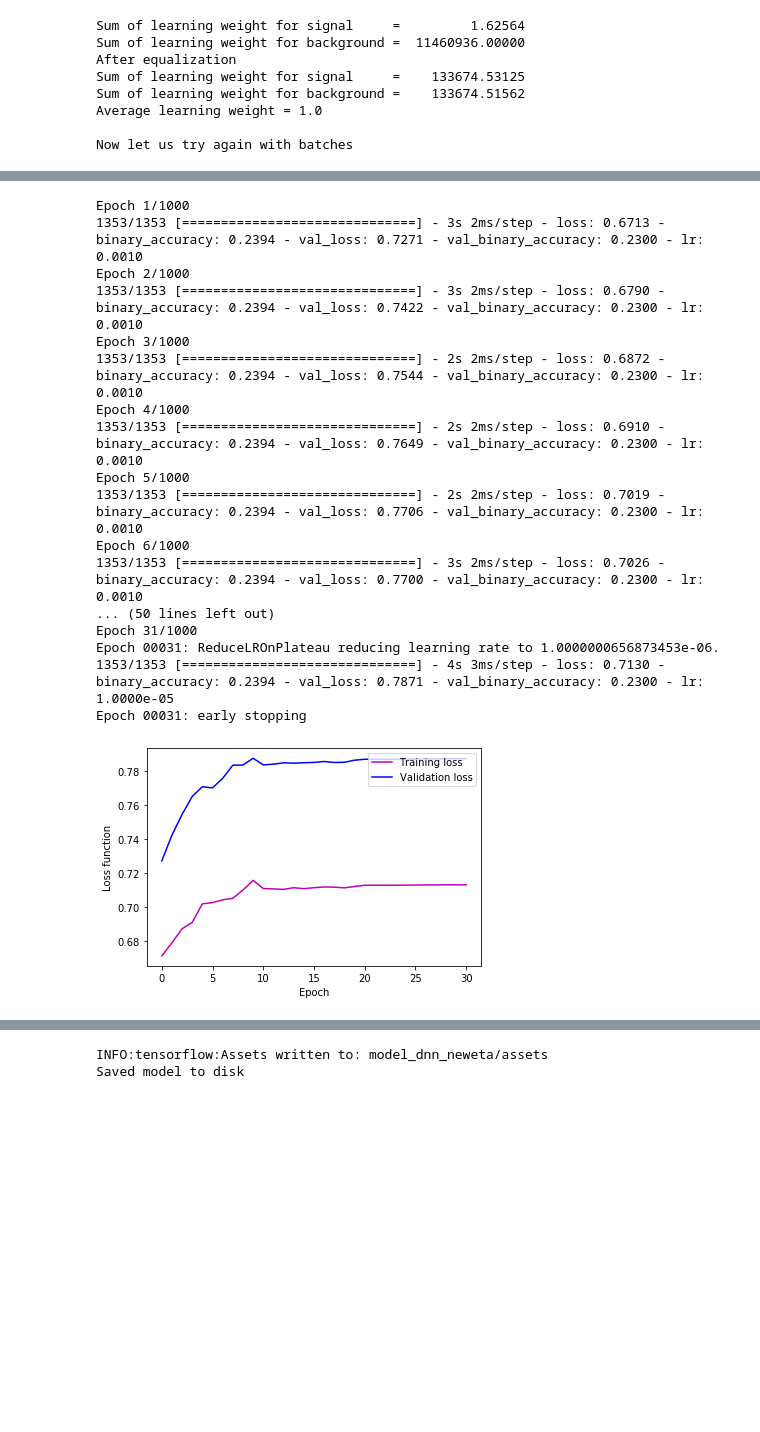
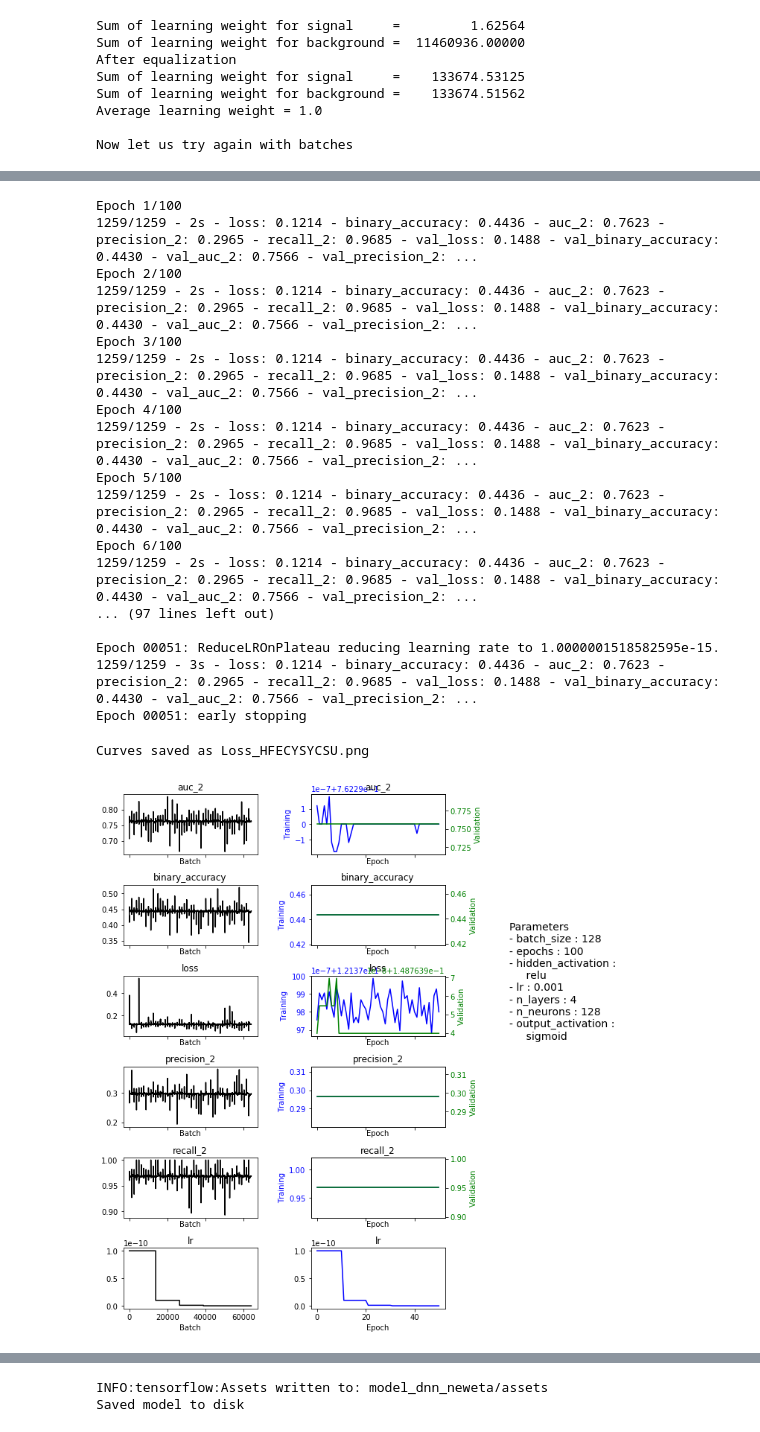
Before and after one commit to suatdonertas/DNN_HHWWGG, a Jupyter notebook: DNN.ipynb, the cells around one changed output, grey strips where cells are left out. Drawn from its saved outputs; the diff is of its cells as text; code cells hidden in the pictures; blank space fills up the shorter version.

```diff
--- a/DNN.ipynb
+++ b/DNN.ipynb
@@ -203,5 +186,15 @@ print(X_test)
 139654   66.976601    0.000000   89.243523
 
 [88226 rows x 28 columns]
+# %%
+parameters = {
+    'epochs'                : 100,
+    'lr'                    : 0.001,
+    'batch_size'            : 128,
+    'n_layers'              : 4,
+    'n_neurons'             : 128,
+    'hidden_activation'     : 'relu',
+    'output_activation'     : 'sigmoid',
+}
 # %%
 inputs = keras.Input(shape=(len(input_vars),), name="particles")
@@ -234,6 +271,10 @@ w_val = w_train[-3000:]
 X_train = X_train[:-3000]
 y_train = y_train[:-3000]
 w_train = w_train[:-3000]
+
+from history import LossHistory, PlotHistory
+loss_history = LossHistory()
+# Custom record of the history to add debug plots
 # %%
 print(X_train)
 # %% [output]
@@ -258,44 +299,49 @@ print(X_train)
 history = model.fit(
     X_train,
     y_train,
-    batch_size=128,
-    epochs=1000,
+    verbose=2,
+    batch_size=parameters['batch_size'],
+    epochs=parameters['epochs'],
     sample_weight=w_train,
     # We pass some validation for
     # monitoring validation loss and metrics
     # at the end of each epoch
     validation_data=(X_val, y_val,w_val),
-    callbacks = [early_stopping,reduce_plateau],
+    callbacks = [early_stopping,reduce_plateau,loss_history],
 )
 # %% [output]
-Epoch 1/1000
-1353/1353 [==============================] - 3s 2ms/step - loss: 0.6713 - binary_accuracy: 0.2394 - val_loss: 0.7271 - val_binary_accuracy: 0.2300 - lr: 0.0010
-Epoch 2/1000
-1353/1353 [==============================] - 3s 2ms/step - loss: 0.6790 - binary_accuracy: 0.2394 - val_loss: 0.7422 - val_binary_accuracy: 0.2300 - lr: 0.0010
-Epoch 3/1000
-1353/1353 [==============================] - 2s 2ms/step - loss: 0.6872 - binary_accuracy: 0.2394 - val_loss: 0.7544 - val_binary_accuracy: 0.2300 - lr: 0.0010
-Epoch 4/1000
-1353/1353 [==============================] - 2s 2ms/step - loss: 0.6910 - binary_accuracy: 0.2394 - val_loss: 0.7649 - val_binary_accuracy: 0.2300 - lr: 0.0010
-Epoch 5/1000
-1353/1353 [==============================] - 2s 2ms/step - loss: 0.7019 - binary_accuracy: 0.2394 - val_loss: 0.7706 - val_binary_accuracy: 0.2300 - lr: 0.0010
-Epoch 6/1000
-1353/1353 [==============================] - 3s 2ms/step - loss: 0.7026 - binary_accuracy: 0.2394 - val_loss: 0.7700 - val_binary_accuracy: 0.2300 - lr: 0.0010
-... (50 lines left out)
-Epoch 31/1000
-Epoch 00031: ReduceLROnPlateau reducing learning rate to 1.0000000656873453e-06.
-1353/1353 [==============================] - 4s 3ms/step - loss: 0.7130 - binary_accuracy: 0.2394 - val_loss: 0.7871 - val_binary_accuracy: 0.2300 - lr: 1.0000e-05
-Epoch 00031: early stopping
+Epoch 1/100
+1259/1259 - 2s - loss: 0.1214 - binary_accuracy: 0.4436 - auc_2: 0.7623 - precision_2: 0.2965 - recall_2: 0.9685 - val_loss: 0.1488 - val_binary_accuracy: 0.4430 - val_auc_2: 0.7566 - val_precision_2: ...
+Epoch 2/100
+1259/1259 - 2s - loss: 0.1214 - binary_accuracy: 0.4436 - auc_2: 0.7623 - precision_2: 0.2965 - recall_2: 0.9685 - val_loss: 0.1488 - val_binary_accuracy: 0.4430 - val_auc_2: 0.7566 - val_precision_2: ...
+Epoch 3/100
+1259/1259 - 2s - loss: 0.1214 - binary_accuracy: 0.4436 - auc_2: 0.7623 - precision_2: 0.2965 - recall_2: 0.9685 - val_loss: 0.1488 - val_binary_accuracy: 0.4430 - val_auc_2: 0.7566 - val_precision_2: ...
+Epoch 4/100
+1259/1259 - 2s - loss: 0.1214 - binary_accuracy: 0.4436 - auc_2: 0.7623 - precision_2: 0.2965 - recall_2: 0.9685 - val_loss: 0.1488 - val_binary_accuracy: 0.4430 - val_auc_2: 0.7566 - val_precision_2: ...
+Epoch 5/100
+1259/1259 - 2s - loss: 0.1214 - binary_accuracy: 0.4436 - auc_2: 0.7623 - precision_2: 0.2965 - recall_2: 0.9685 - val_loss: 0.1488 - val_binary_accuracy: 0.4430 - val_auc_2: 0.7566 - val_precision_2: ...
+Epoch 6/100
+1259/1259 - 2s - loss: 0.1214 - binary_accuracy: 0.4436 - auc_2: 0.7623 - precision_2: 0.2965 - recall_2: 0.9685 - val_loss: 0.1488 - val_binary_accuracy: 0.4430 - val_auc_2: 0.7566 - val_precision_2: ...
+... (97 lines left out)
+
+Epoch 00051: ReduceLROnPlateau reducing learning rate to 1.0000001518582595e-15.
+1259/1259 - 3s - loss: 0.1214 - binary_accuracy: 0.4436 - auc_2: 0.7623 - precision_2: 0.2965 - recall_2: 0.9685 - val_loss: 0.1488 - val_binary_accuracy: 0.4430 - val_auc_2: 0.7566 - val_precision_2: ...
+Epoch 00051: early stopping
 # %%
-import matplotlib.pyplot as plt
-plt.plot(history.history['loss'],color='m',label='Training loss')
-plt.plot(history.history['val_loss'],color='b',label='Validation loss')
-plt.xlabel('Epoch')
-plt.ylabel('Loss function')
-plt.legend(loc='upper right')
-plt.savefig('training_validation.pdf')
-plt.show()
+#fig = plt.figure()
+#plt.plot(history.history['loss'],color='m',label='Training loss')
+#plt.plot(history.history['val_loss'],color='b',label='Validation loss')
+#plt.xlabel('Epoch')
+#plt.ylabel('Loss function')
+#plt.legend(loc='upper right')
+#fig.savefig('training_validation.pdf')
+
+PlotHistory(loss_history,params=parameters)
+# Params is a dict of parameters with name and values
+# used for plotting
 # %% [output]
+Curves saved as Loss_HFECYSYCSU.png
-[figure, old version]
+[figure, new version]
 # %%
 prediction = model.predict(X_test)
 from sklearn.metrics import roc_curve
```
Also changed, not shown: parts of 10 cells of this notebook.
